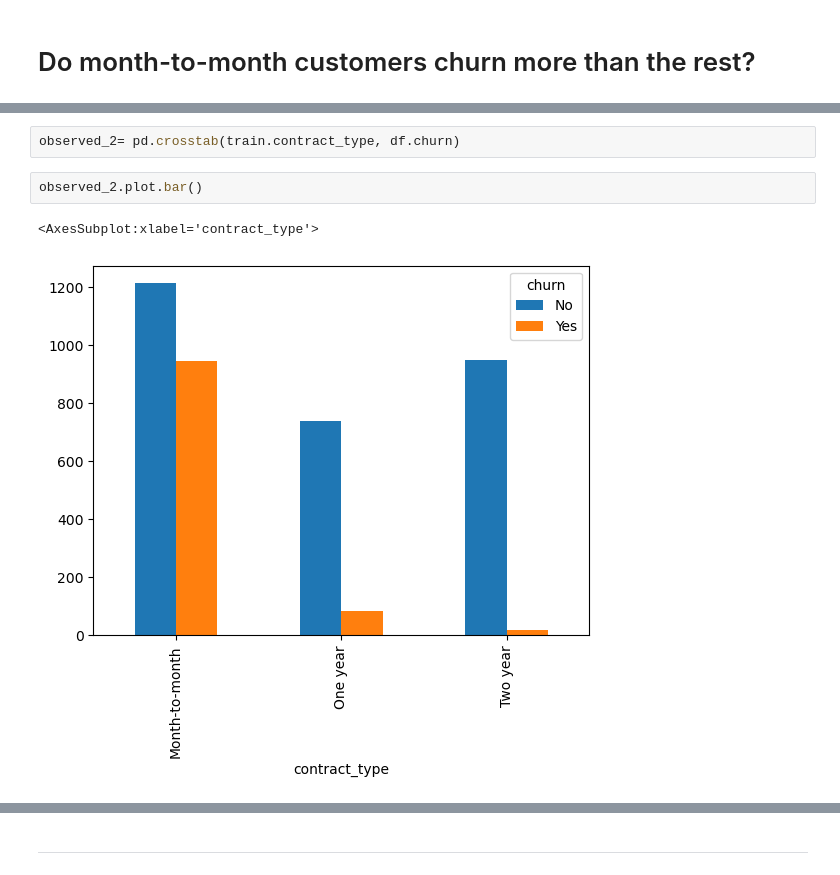
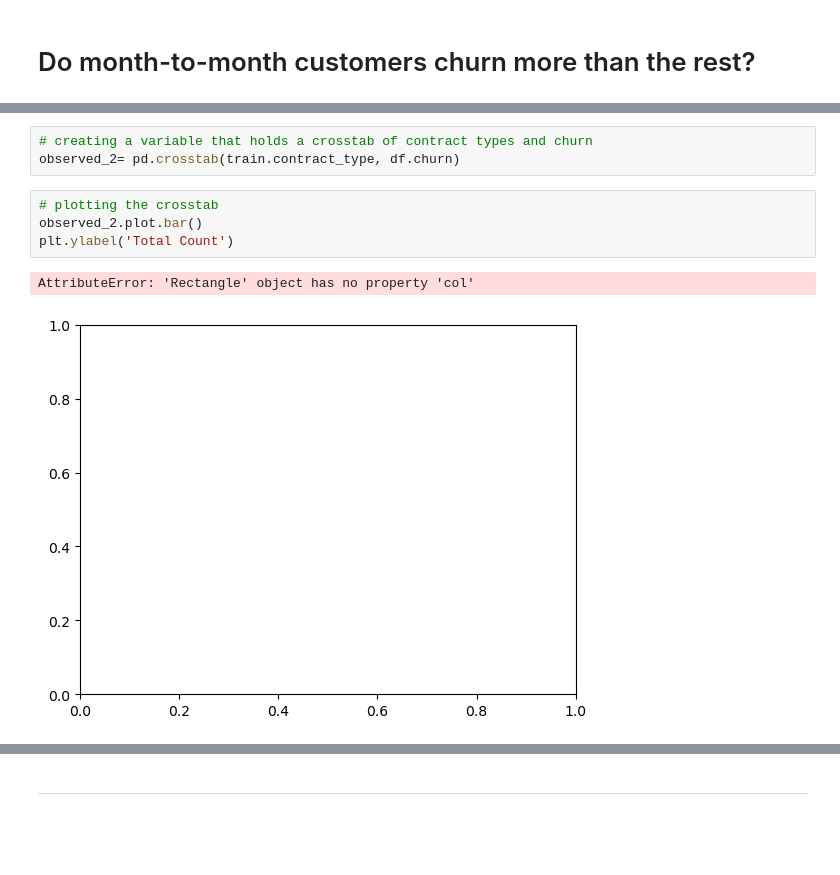
Before and after one commit to EstebanHernandez0/Predicting_Customer_Status, a Jupyter notebook: Final_Report.ipynb, the cells around one changed output, grey strips where cells are left out. Saved outputs shown, nothing was run; the diff lists cells and outputs as text; blank space fills up the shorter version.

```diff
--- a/Final_Report.ipynb
+++ b/Final_Report.ipynb
@@ -416,7 +346,10 @@ Text(0.5, 1.0, 'Churns Per Contract Type')
 # %%
+# creating a variable that holds a crosstab of contract types and churn
 observed_2= pd.crosstab(train.contract_type, df.churn)
 # %%
+# plotting the crosstab
 observed_2.plot.bar()
+plt.ylabel('Total Count')
 # %% [output]
-<AxesSubplot:xlabel='contract_type'>
+AttributeError: 'Rectangle' object has no property 'col'
-[figure, old version]
+[figure, new version]
```
Also changed, not shown: parts of 100 cells of this notebook.
